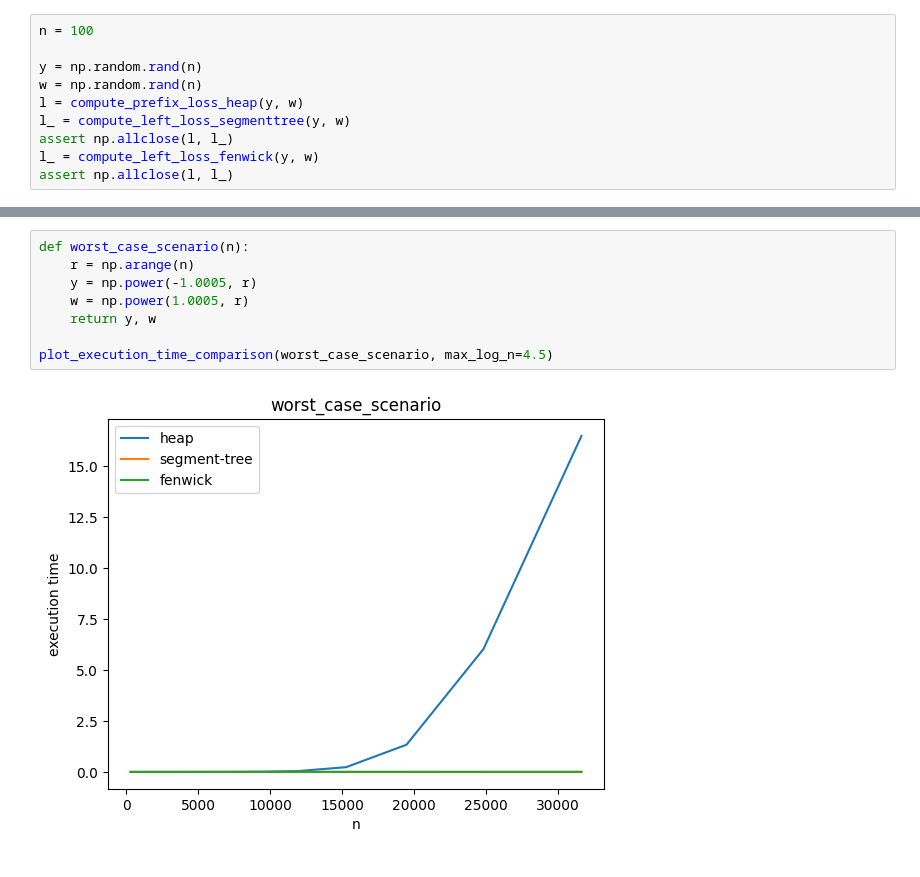
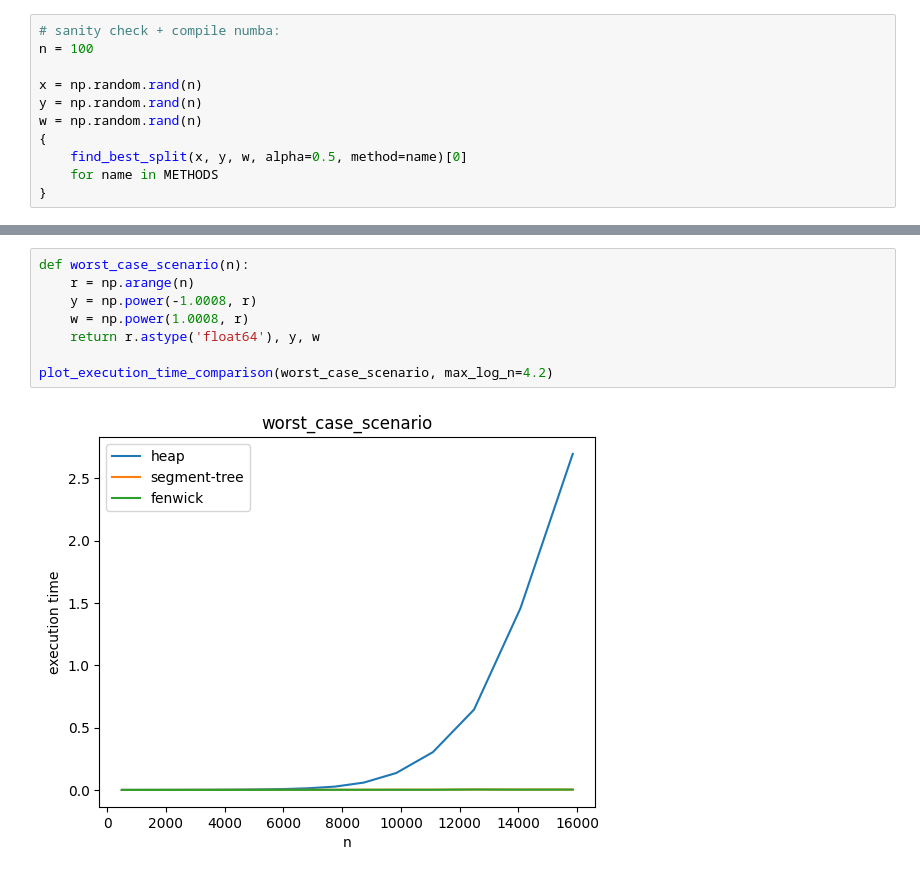
Before and after one commit to cakedev0/fast-mae-split, a Jupyter notebook: complexity_experiments.ipynb, the cells around one changed output, grey strips where cells are left out. Cells and saved outputs as stored; diff of their text form.

```diff
--- a/complexity_experiments.ipynb
+++ b/complexity_experiments.ipynb
@@ -8,10 +8,11 @@ from lib.algos import compute_prefix_loss_heap, compute_left_loss_segmenttree, c
 # %%
+# sanity check + compile numba:
 n = 100
 
+x = np.random.rand(n)
 y = np.random.rand(n)
 w = np.random.rand(n)
-l = compute_prefix_loss_heap(y, w)
-l_ = compute_left_loss_segmenttree(y, w)
-assert np.allclose(l, l_)
-l_ = compute_left_loss_fenwick(y, w)
-assert np.allclose(l, l_)
+{
+    find_best_split(x, y, w, alpha=0.5, method=name)[0]
+    for name in METHODS
+}
@@ -94,10 +83,10 @@ plot_execution_time_comparison(small_weights_around_median)
 # %%
 def worst_case_scenario(n):
     r = np.arange(n)
-    y = np.power(-1.0005, r)
-    w = np.power(1.0005, r)
-    return y, w
+    y = np.power(-1.0008, r)
+    w = np.power(1.0008, r)
+    return r.astype('float64'), y, w
 
-plot_execution_time_comparison(worst_case_scenario, max_log_n=4.5)
+plot_execution_time_comparison(worst_case_scenario, max_log_n=4.2)
 # %% [output]
-[figure, old version]
+[figure, new version]
```
Also changed, not shown: parts of 7 cells of this notebook, 5 other files.
